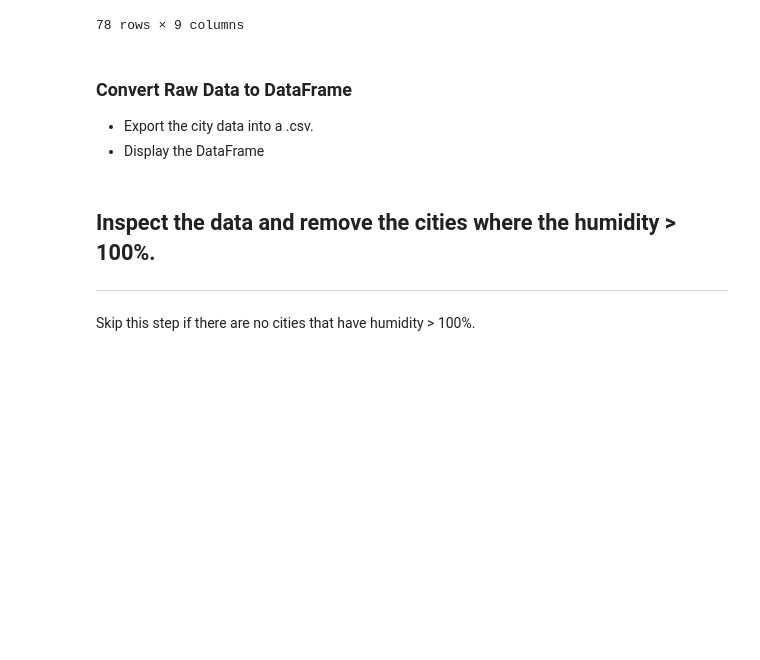
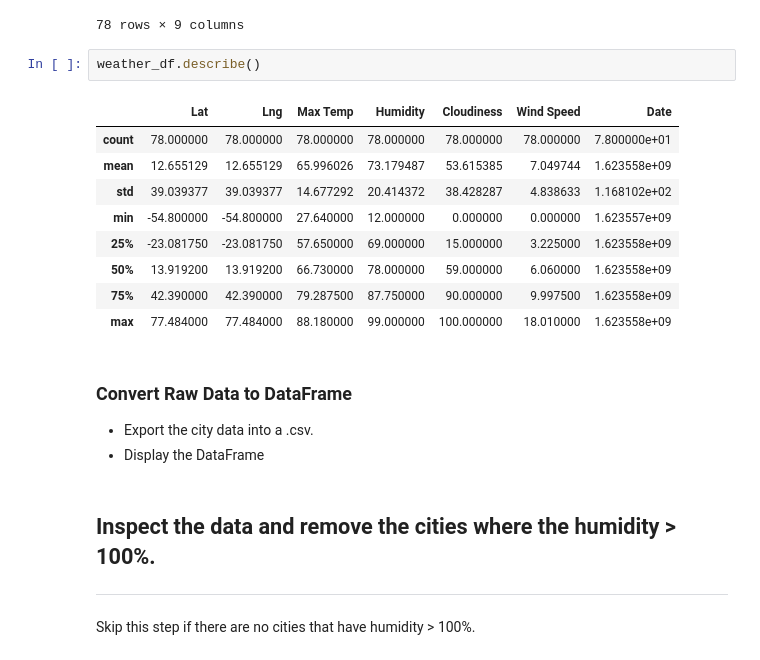
Before and after one commit to LP-116/python-api-challenge, a Jupyter notebook: WeatherPy/WeatherTesting.ipynb, the cells around one changed output. Cells and saved outputs as stored; diff of their text form; blank space fills up the shorter version.

```diff
--- a/WeatherPy/WeatherTesting.ipynb
+++ b/WeatherPy/WeatherTesting.ipynb
@@ -200,6 +200,18 @@ weather_df
 | 76 | Carnarvon | -24.8667 | -24.8667 | 71.67 | 59 | 2 | 6.91 | AU | 1623557783 |
 | 77 | Fortuna | 40.5982 | 40.5982 | 67.93 | 77 | 90 | 1.01 | US | 1623557840 |
 78 rows × 9 columns
+# %%
+weather_df.describe()
+# %% [output]
+|  | Lat | Lng | Max Temp | Humidity | Cloudiness | Wind Speed | Date |
+| count | 78.000000 | 78.000000 | 78.000000 | 78.000000 | 78.000000 | 78.000000 | 7.800000e+01 |
+| mean | 12.655129 | 12.655129 | 65.996026 | 73.179487 | 53.615385 | 7.049744 | 1.623558e+09 |
+| std | 39.039377 | 39.039377 | 14.677292 | 20.414372 | 38.428287 | 4.838633 | 1.168102e+02 |
+| min | -54.800000 | -54.800000 | 27.640000 | 12.000000 | 0.000000 | 0.000000 | 1.623557e+09 |
+| 25% | -23.081750 | -23.081750 | 57.650000 | 69.000000 | 15.000000 | 3.225000 | 1.623558e+09 |
+| 50% | 13.919200 | 13.919200 | 66.730000 | 78.000000 | 59.000000 | 6.060000 | 1.623558e+09 |
+| 75% | 42.390000 | 42.390000 | 79.287500 | 87.750000 | 90.000000 | 9.997500 | 1.623558e+09 |
+| max | 77.484000 | 77.484000 | 88.180000 | 99.000000 | 100.000000 | 18.010000 | 1.623558e+09 |
 # %% [markdown]
 ### Convert Raw Data to DataFrame
 * Export the city data into a .csv.
```
Also changed, not shown: 2 other files.
